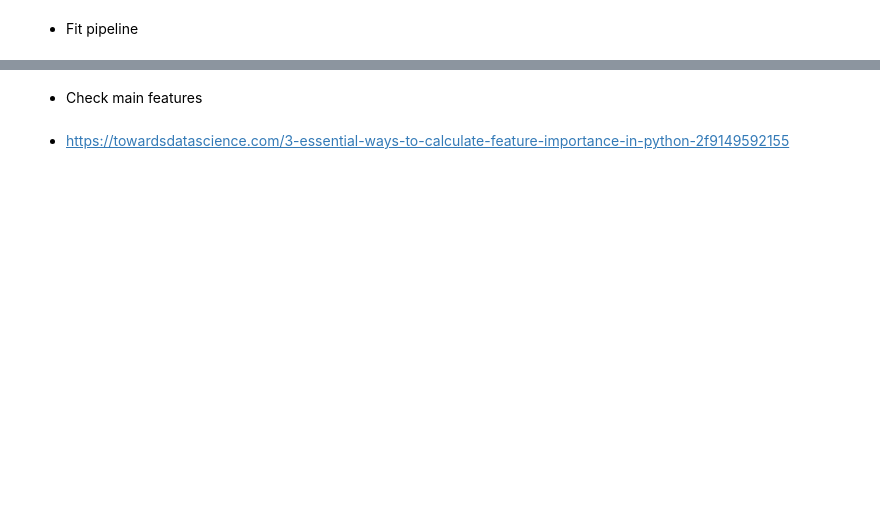
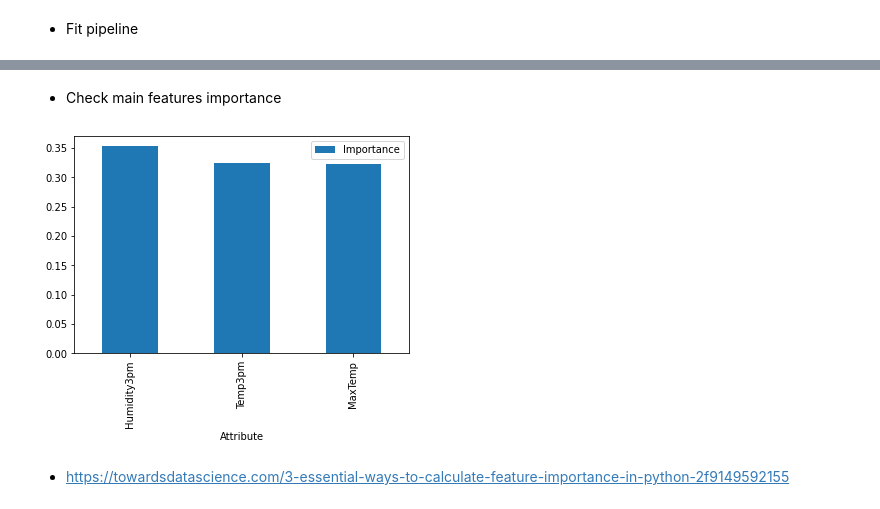
Before and after one commit to FernandoRocha88/WalkthroughProject, a Jupyter notebook: jupyter_notebooks/Cluster/Modeling and Evaluation - Cluster Sklearn.ipynb, the cells around one changed output, grey strips where cells are left out. Saved outputs shown, nothing was run; the diff lists cells and outputs as text; code cells hidden in the pictures; blank space fills up the shorter version.

```diff
--- a/jupyter_notebooks/Cluster/Modeling and Evaluation - Cluster Sklearn.ipynb
+++ b/jupyter_notebooks/Cluster/Modeling and Evaluation - Cluster Sklearn.ipynb
@@ -251,6 +295,7 @@ from sklearn.preprocessing import StandardScaler
 from sklearn.cluster import KMeans
 from sklearn.ensemble import GradientBoostingClassifier
 from sklearn.tree import DecisionTreeClassifier
+from xgboost import XGBClassifier
 
 
 
@@ -352,7 +397,7 @@ def PipelineClf2ExplainClusters():
    pipe = PipelineDataCleaningAndFeatureEngineering()
 
    pipe.steps.append([
-                     "feat_selection",SelectFromModel(DecisionTreeClassifier(random_state=config.RANDOM_STATE))
+                     "feat_selection",SelectFromModel(XGBClassifier(random_state=config.RANDOM_STATE))
                      ])
 
    pipe.steps.append([
@@ -360,7 +405,7 @@ def PipelineClf2ExplainClusters():
                      ])
 
    pipe.steps.append([
-                     "model",DecisionTreeClassifier(random_state=config.RANDOM_STATE)
+                     "model",XGBClassifier(random_state=config.RANDOM_STATE)
                      ])
    return pipe
 
@@ -618,4 +777,13 @@ pipeline_clf_cluster.fit(X_train,y_train)
 # %% [markdown]
-* Check main features
+* Check main features importance
+# %%
+df_feature_importance = pd.DataFrame(data={
+    'Attribute': df_clf.columns[pipeline_clf_cluster['feat_selection'].get_support()],
+    'Importance': pipeline_clf_cluster['model'].feature_importances_
+})
+df_feature_importance.sort_values(by='Importance', ascending=False,inplace=True)
+df_feature_importance.plot(kind='bar',x='Attribute',y='Importance');
+# %% [output]
+[figure, added]
 # %% [markdown]
  * https://towardsdatascience.com/3-essential-ways-to-calculate-feature-importance-in-python-2f9149592155
```
Also changed, not shown: parts of 30 cells of this notebook.
